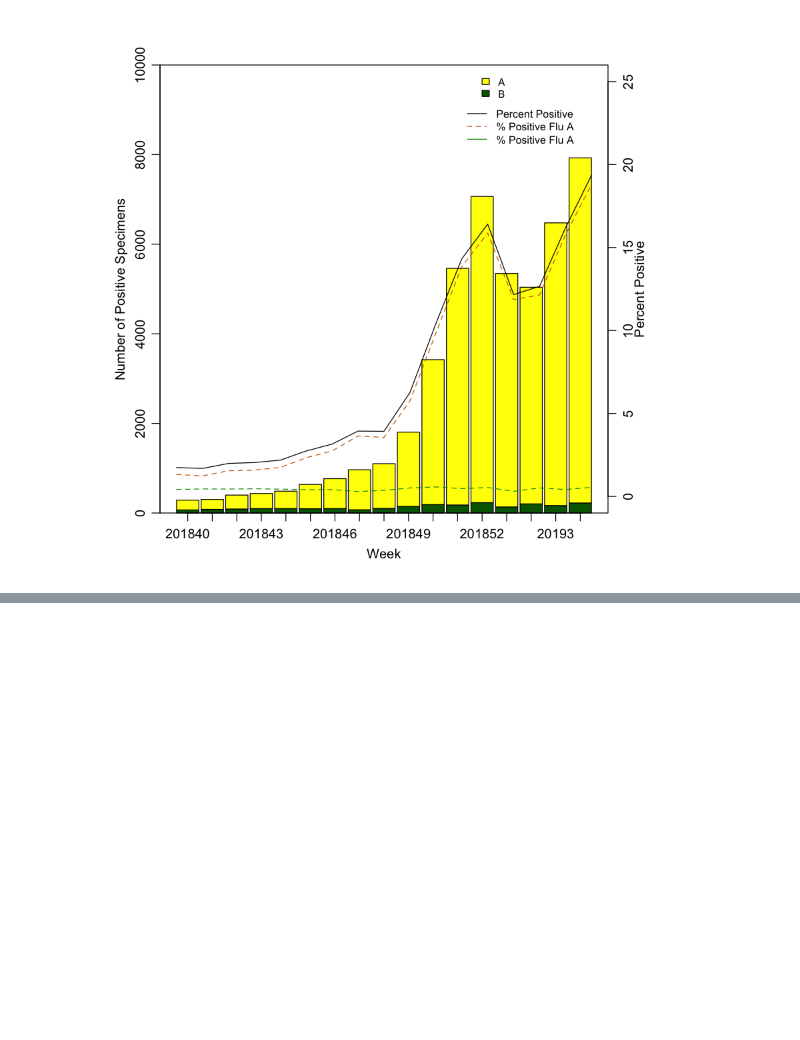
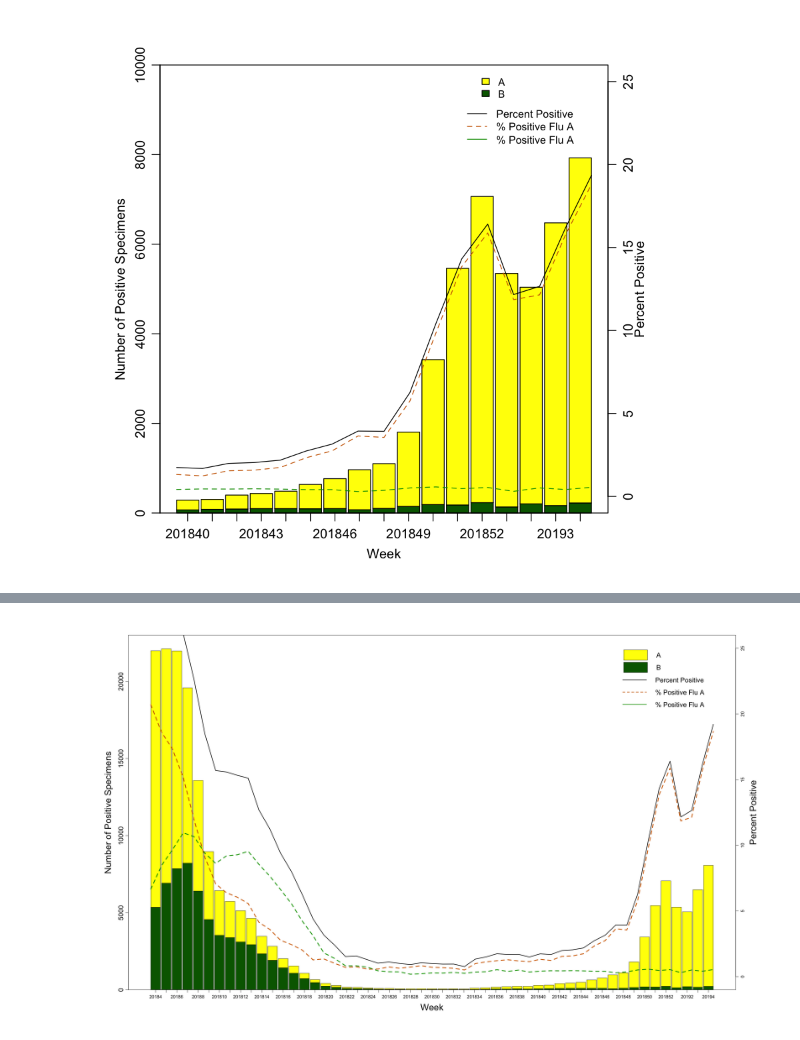
Before and after one commit to nullbringer/Exploratory-Data-Analysis, a Jupyter notebook: Lab1/part2/Lab1Part2.ipynb, the cells around one changed output, grey strips where cells are left out. Cells and saved outputs as stored; diff of their text form; code cells hidden in the pictures; blank space fills up the shorter version.

Commit message:
Changes for 52 week data

```diff
--- a/Lab1/part2/Lab1Part2.ipynb
+++ b/Lab1/part2/Lab1Part2.ipynb
@@ -107,0 +99,27 @@ abline(h=0)
+# %%
+
+natSumm<-read.csv("WHO_NREVSS_Clinical_Labs_52.csv", skip = 1)
+natSumm <- natSumm[17:69,]
+colors <- c("darkgreen", "yellow")
+year <- natSumm[,3]
+weeks <- natSumm[,4]
+weekLabel <- paste0(year, weeks)
+posPerc <- natSumm[,8]
+posAPerc <- natSumm[,9]
+posBPerc <- natSumm[,10]
+lineLegend <- c("Percent Positive", "% Positive Flu A", "% Positive Flu A")
+
+par(mar=c(6, 6, 3, 6), mgp=c(2, 0.75, 0))
+plt <- barplot(as.matrix(as.data.frame(t(natSumm[,7:6]))), beside=F, ylim=c(0,23000), names.arg=weekLabel, col=colors,axis.lty="solid", space=0.1, cex.lab=2, cex.axis=1.5)
+par(new=TRUE)
+plot(plt, posPerc, type="l", col="black", ylim=c(0,25), lwd=2, xlab="", ylab="", xaxt = "n", yaxt = "n")
+lines(plt, posAPerc, type = "l", col = "#CC6600", lty=2, lwd=3)
+lines(plt, posBPerc, type = "l", col = "#009900", lty=2, lwd=3)
+axis(4)
+mtext("Percent Positive", side = 4, line = 3, cex=2)
+mtext("Week", side = 1, line = 3, cex=2)
+mtext("Number of Positive Specimens", side = 2, line = 3, cex=2, cex.lab=5)
+legend("topright",inset=c(0.07,0.01) ,legend=c("A","B"),fill=rev(colors), cex = 1.5, box.lty=0, pt.cex = 0.5, x.intersp=0.3, y.intersp=0.6)
+legend("topleft",inset=c(0.765,0.08),legend=lineLegend, col=c("black", "#CC6600", "#009900"), lty=1:2, cex=1.5, box.lty=0, x.intersp=0.3, y.intersp=0.6, seg.len=0.8, lwd=2)
+# %% [output]
+[figure, added]
```
Also changed, not shown: parts of 2 cells of this notebook.
